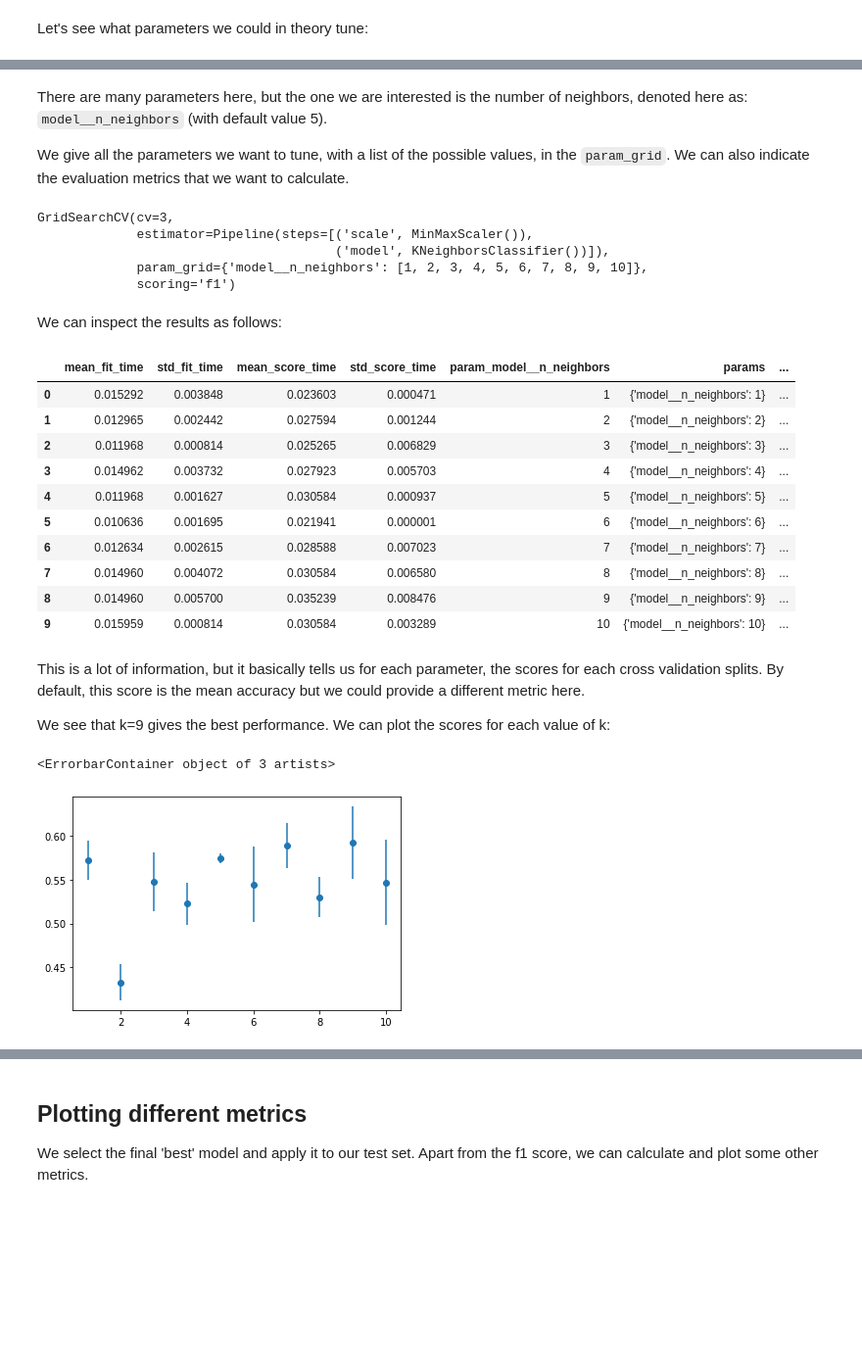
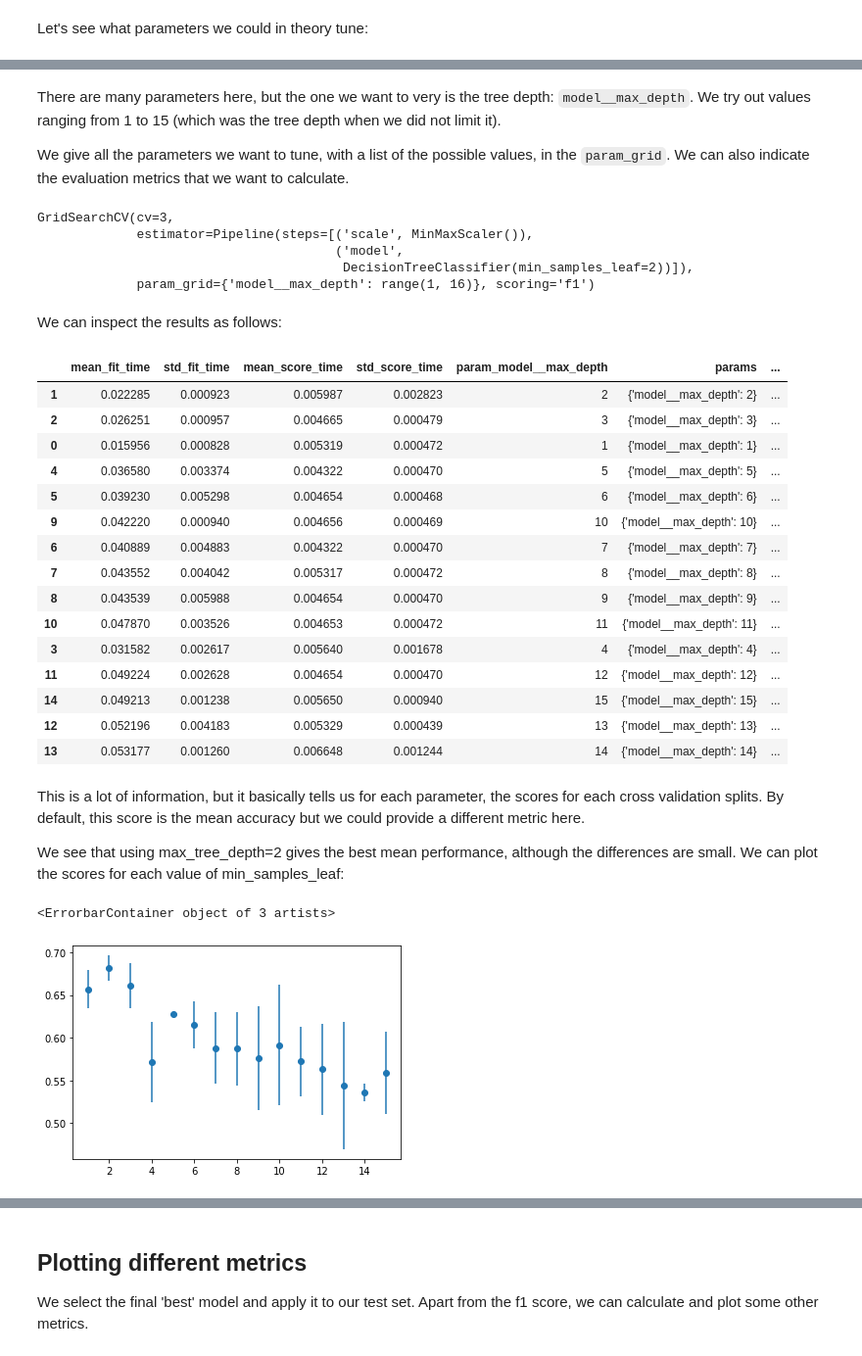
Before and after one commit to esciencecenter-digital-skills/SICSS-odissei-machine-learning, a Jupyter notebook: notebooks/4-CrossValidation.ipynb, the cells around one changed output, grey strips where cells are left out. Shown at 98% size. Saved outputs shown, nothing was run; the diff lists cells and outputs as text; code cells hidden in the pictures; blank space fills up the shorter version.

Commit message:
Update classification notebooks to use DecisionTree

```diff
--- a/notebooks/4-CrossValidation.ipynb
+++ b/notebooks/4-CrossValidation.ipynb
@@ -16,7 +18,7 @@ import pandas as pd
 # %%
 pipe = Pipeline([
     ('scale', MinMaxScaler()),
-    ('model', KNeighborsClassifier()) # Now we leave out the parameter that we are going to tune!
+    ('model', DecisionTreeClassifier(min_samples_leaf=2)) # Here leave out the parameter that we are going to tune!
 ])
 # %% [markdown]
 Let's see what parameters we could in theory tune:
@@ -42,12 +45,13 @@ pipe.get_params()
 # %% [markdown]
-There are many parameters here, but the one we are interested is the number of neighbors, denoted here as: `model__n_neighbors` (with default value 5).
+There are many parameters here, but the one we want to very is the tree depth: `model__max_depth`. We try out values ranging from 1 to 15 (which was the tree depth when we did not limit it).
 
 We give all the parameters we want to tune, with a list of the possible values, in the `param_grid`. We can also indicate the evaluation metrics that we want to calculate.
 # %%
 model = GridSearchCV(estimator=pipe,
                      cv = 3,
                     param_grid = {
-                        'model__n_neighbors': [1,2,3,4,5,6,7,8,9,10]
+                        'model__max_depth': range(1,16)
+
                     },
                     scoring = "f1")
 # %%
@@ -62,35 +66,40 @@ model.fit(X,y)
 # %% [output]
 GridSearchCV(cv=3,
              estimator=Pipeline(steps=[('scale', MinMaxScaler()),
-                                       ('model', KNeighborsClassifier())]),
-             param_grid={'model__n_neighbors': [1, 2, 3, 4, 5, 6, 7, 8, 9, 10]},
-             scoring='f1')
+                                       ('model',
+                                        DecisionTreeClassifier(min_samples_leaf=2))]),
+             param_grid={'model__max_depth': range(1, 16)}, scoring='f1')
 # %% [markdown]
 We can inspect the results as follows:
 # %%
 cv_results = pd.DataFrame(model.cv_results_)
-cv_results
+cv_results.sort_values('rank_test_score')
 # %% [output]
-|  | mean_fit_time | std_fit_time | mean_score_time | std_score_time | param_model__n_neighbors | params | ... |
-| 0 | 0.015292 | 0.003848 | 0.023603 | 0.000471 | 1 | {'model__n_neighbors': 1} | ... |
-| 1 | 0.012965 | 0.002442 | 0.027594 | 0.001244 | 2 | {'model__n_neighbors': 2} | ... |
-| 2 | 0.011968 | 0.000814 | 0.025265 | 0.006829 | 3 | {'model__n_neighbors': 3} | ... |
-| 3 | 0.014962 | 0.003732 | 0.027923 | 0.005703 | 4 | {'model__n_neighbors': 4} | ... |
-| 4 | 0.011968 | 0.001627 | 0.030584 | 0.000937 | 5 | {'model__n_neighbors': 5} | ... |
-| 5 | 0.010636 | 0.001695 | 0.021941 | 0.000001 | 6 | {'model__n_neighbors': 6} | ... |
-| 6 | 0.012634 | 0.002615 | 0.028588 | 0.007023 | 7 | {'model__n_neighbors': 7} | ... |
-| 7 | 0.014960 | 0.004072 | 0.030584 | 0.006580 | 8 | {'model__n_neighbors': 8} | ... |
-| 8 | 0.014960 | 0.005700 | 0.035239 | 0.008476 | 9 | {'model__n_neighbors': 9} | ... |
-| 9 | 0.015959 | 0.000814 | 0.030584 | 0.003289 | 10 | {'model__n_neighbors': 10} | ... |
+|  | mean_fit_time | std_fit_time | mean_score_time | std_score_time | param_model__max_depth | params | ... |
+| 1 | 0.022285 | 0.000923 | 0.005987 | 0.002823 | 2 | {'model__max_depth': 2} | ... |
+| 2 | 0.026251 | 0.000957 | 0.004665 | 0.000479 | 3 | {'model__max_depth': 3} | ... |
+| 0 | 0.015956 | 0.000828 | 0.005319 | 0.000472 | 1 | {'model__max_depth': 1} | ... |
+| 4 | 0.036580 | 0.003374 | 0.004322 | 0.000470 | 5 | {'model__max_depth': 5} | ... |
+| 5 | 0.039230 | 0.005298 | 0.004654 | 0.000468 | 6 | {'model__max_depth': 6} | ... |
+| 9 | 0.042220 | 0.000940 | 0.004656 | 0.000469 | 10 | {'model__max_depth': 10} | ... |
+| 6 | 0.040889 | 0.004883 | 0.004322 | 0.000470 | 7 | {'model__max_depth': 7} | ... |
+| 7 | 0.043552 | 0.004042 | 0.005317 | 0.000472 | 8 | {'model__max_depth': 8} | ... |
+| 8 | 0.043539 | 0.005988 | 0.004654 | 0.000470 | 9 | {'model__max_depth': 9} | ... |
+| 10 | 0.047870 | 0.003526 | 0.004653 | 0.000472 | 11 | {'model__max_depth': 11} | ... |
+| 3 | 0.031582 | 0.002617 | 0.005640 | 0.001678 | 4 | {'model__max_depth': 4} | ... |
+| 11 | 0.049224 | 0.002628 | 0.004654 | 0.000470 | 12 | {'model__max_depth': 12} | ... |
+| 14 | 0.049213 | 0.001238 | 0.005650 | 0.000940 | 15 | {'model__max_depth': 15} | ... |
+| 12 | 0.052196 | 0.004183 | 0.005329 | 0.000439 | 13 | {'model__max_depth': 13} | ... |
+| 13 | 0.053177 | 0.001260 | 0.006648 | 0.001244 | 14 | {'model__max_depth': 14} | ... |
 # %% [markdown]
 This is a lot of information, but it basically tells us for each parameter, the scores for each cross validation splits. By default, this score is the mean accuracy but we could provide a different metric here.
 
-We see that k=9 gives the best performance. We can plot the scores for each value of k:
+We see that using max_tree_depth=2 gives the best mean performance, although the differences are small. We can plot the scores for each value of min_samples_leaf:
 # %%
 import matplotlib.pyplot as plt
-plt.scatter(cv_results['param_model__n_neighbors'], cv_results['mean_test_score'])
-plt.errorbar(cv_results['param_model__n_neighbors'], cv_results['mean_test_score'], yerr=cv_results['std_test_score'], fmt=' ')
+plt.scatter(cv_results['param_model__max_depth'], cv_results['mean_test_score'])
+plt.errorbar(cv_results['param_model__max_depth'], cv_results['mean_test_score'], yerr=cv_results['std_test_score'], fmt=' ')
 # %% [output]
 <ErrorbarContainer object of 3 artists>
-[figure, old version]
+[figure, new version]
 # %% [markdown]
```
Also changed, not shown: parts of 8 cells of this notebook, 1 other file.
